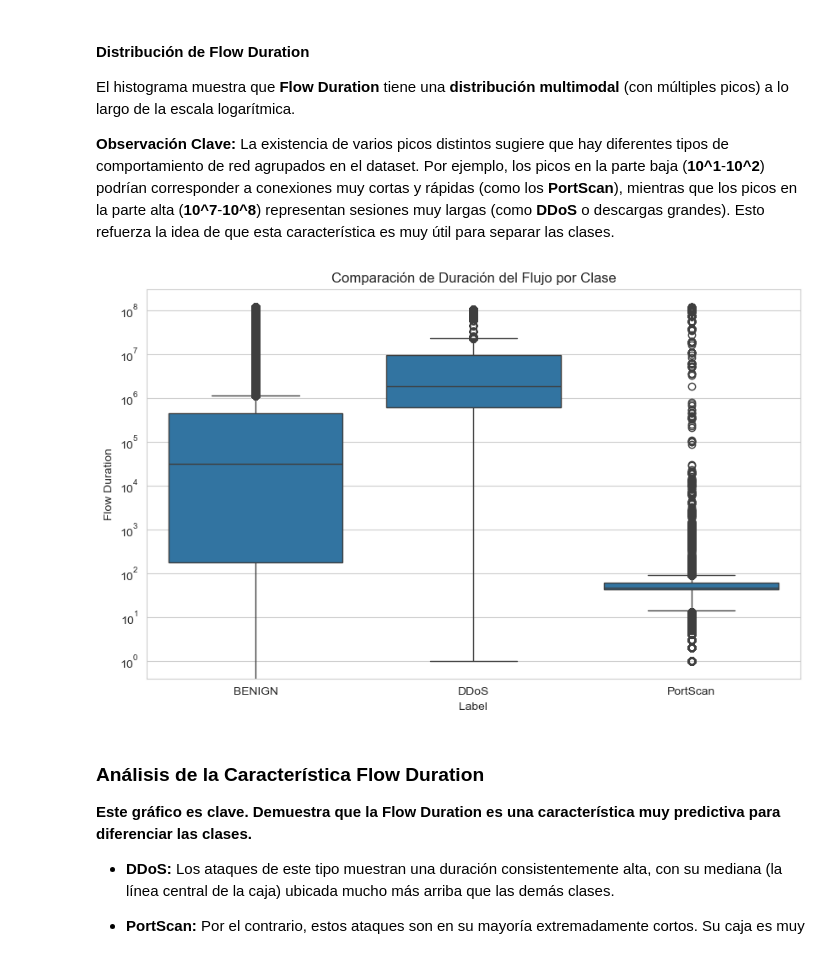
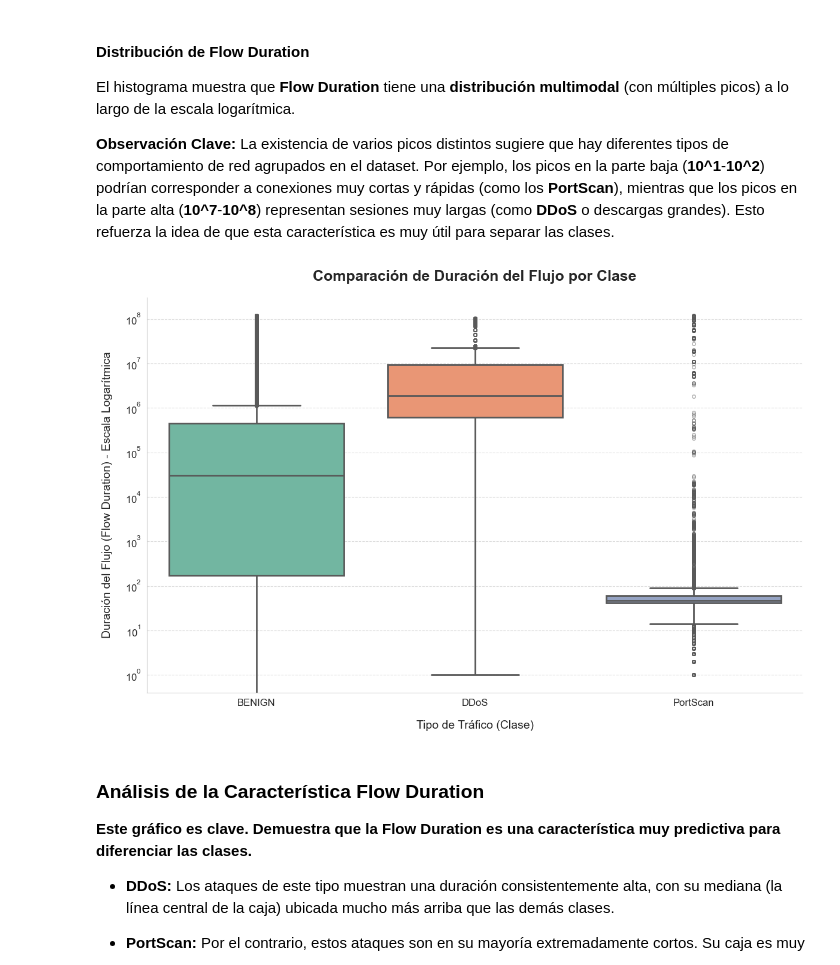
Before and after one commit to mauucrv/Detector-De-Intrusiones, a Jupyter notebook: notebooks/01_exploratory_data_analysis.ipynb, the cells around one changed output. Saved outputs shown, nothing was run; the diff lists cells and outputs as text; code cells hidden in the pictures.

```diff
--- a/notebooks/01_exploratory_data_analysis.ipynb
+++ b/notebooks/01_exploratory_data_analysis.ipynb
@@ -110,23 +188,60 @@ El histograma muestra que **Flow Duration** tiene una **distribución multimodal
 
 **Observación Clave:** La existencia de varios picos distintos sugiere que hay diferentes tipos de comportamiento de red agrupados en el dataset. Por ejemplo, los picos en la parte baja (**10^1**-**10^2**) podrían corresponder a conexiones muy cortas y rápidas (como los **PortScan**), mientras que los picos en la parte alta (**10^7**-**10^8**) representan sesiones muy largas (como **DDoS** o descargas grandes). Esto refuerza la idea de que esta característica es muy útil para separar las clases.
 # %%
-# Boxplot para comparar la duración del flujo entre diferentes clases
-# Filtramos para que el gráfico sea legible, comparando solo algunas clases
+# GRÁFICO ESTILIZADO: Box Plot de Flow Duration
+
+# Preparación de datos (sin cambios)
 clases_a_comparar = ['BENIGN', 'DDoS', 'PortScan']
 df_sample = df[df['Label'].isin(clases_a_comparar)].copy()
 df_sample['Label'] = df_sample['Label'].cat.remove_unused_categories()
 
-# Crear el boxplot
-plt.figure(figsize = (10, 6))
-sns.boxplot(data = df_sample, x = 'Label', y = 'Flow Duration')
-plt.title('Comparación de Duración del Flujo por Clase')
+# Configuración de la figura
+plt.figure(figsize = (12, 8))
 
-# La escala logarítmica es casi siempre necesaria aquí también
-plt.yscale('log')
+# Creación del box plot con mejoras estéticas
+sns.boxplot(
+    data = df_sample,
+    x = 'Label',
+    y = 'Flow Duration',
+    palette = 'Set2',     # Una paleta de colores agradable para categorías
+    linewidth = 2,        # Grosor de las líneas de las cajas y bigotes
+    flierprops = dict(marker = 'o', markersize = 4, alpha = 0.5), # Estilo para los outliers
+    hue = 'Label', # Colorea cada caja según la clase
+    legend = False # No necesitamos una leyenda si cada caja tiene el nombre en el eje X
+)
 
+# Estilizado de títulos y etiquetas
+plt.title(
+    'Comparación de Duración del Flujo por Clase',
+    fontsize = 18,
+    fontweight = 'bold',
+    pad = 20
+)
+plt.xlabel(
+    'Tipo de Tráfico (Clase)',
+    fontsize = 14,
+    labelpad = 15
+)
+plt.ylabel(
+    'Duración del Flujo (Flow Duration) - Escala Logarítmica',
+    fontsize = 14,
+    labelpad = 15
+)
+
+# Configuración de los ejes
+plt.yscale('log') # Mantenemos la escala logarítmica
+plt.xticks(fontsize = 12)
+plt.yticks(fontsize = 12)
+
+# Mejoras visuales adicionales
+sns.despine()
+plt.grid(axis = 'y', linestyle = '--', alpha = 0.7)
+
+# Ajustar y mostrar
+plt.tight_layout()
 plt.show()
 # %% [output]
-[figure, old version]
+[figure, new version]
 # %% [markdown]
 ### **Análisis de la Característica Flow Duration**
 **Este gráfico es clave. Demuestra que la Flow Duration es una característica muy predictiva para diferenciar las clases.**
```
Also changed, not shown: parts of 5 cells of this notebook.
